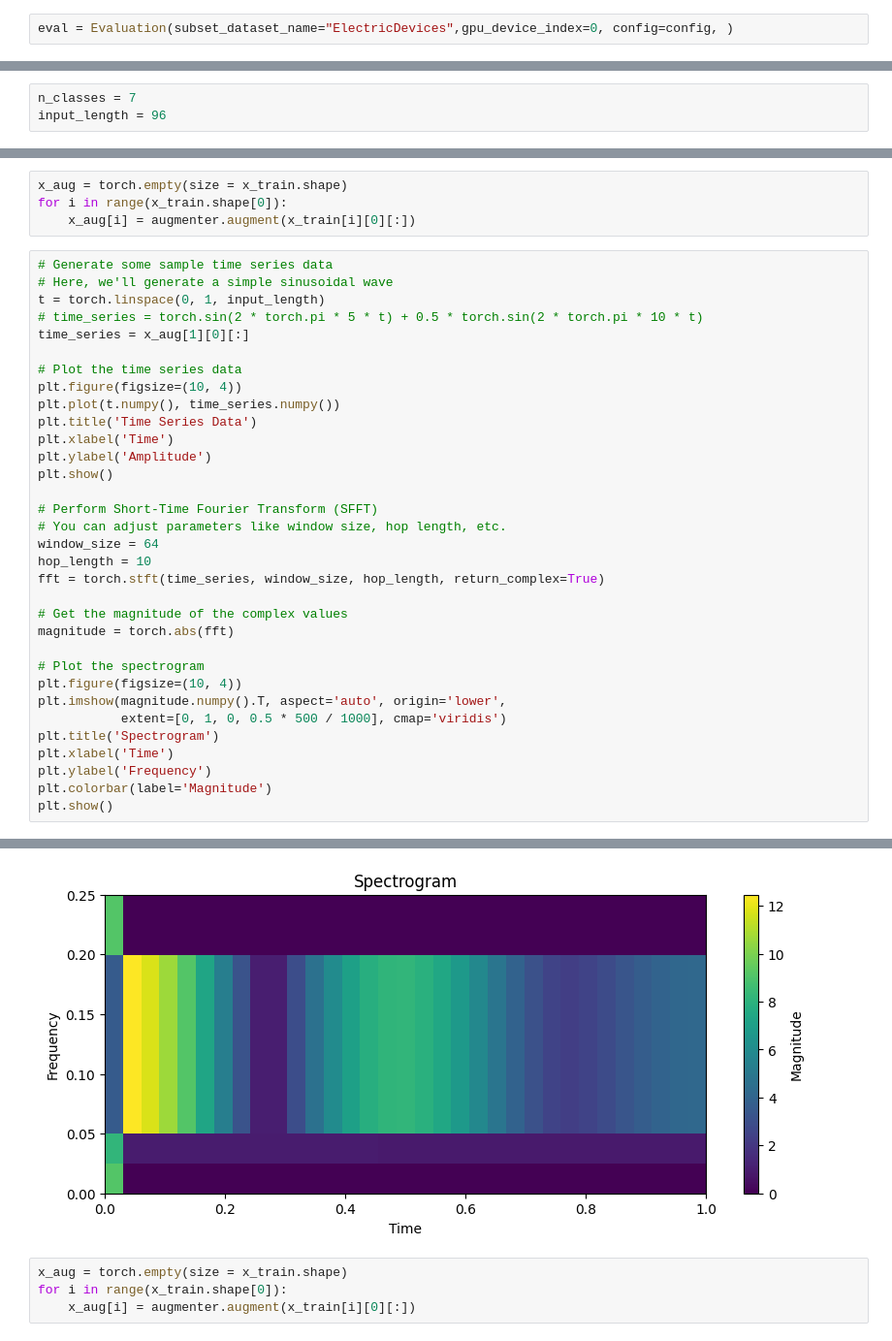
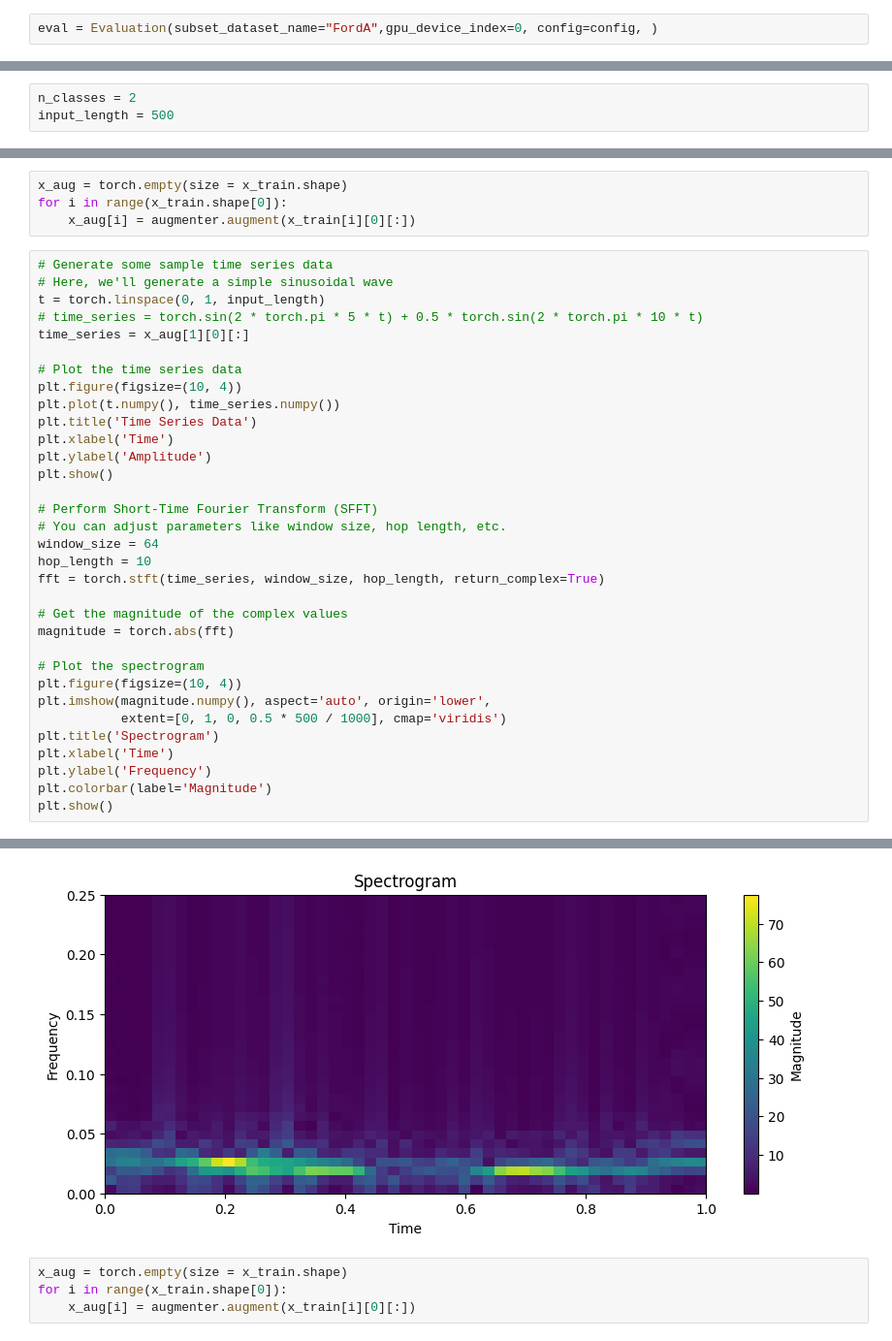
Before and after one commit to Bergschtein/Generative-SSL-VQVAE-modelling, a Jupyter notebook: lab_johan.ipynb, the cells around one changed output, grey strips where cells are left out. Shown at 97% size. Cells and saved outputs as stored; diff of their text form.

```diff
--- a/lab_johan.ipynb
+++ b/lab_johan.ipynb
@@ -253,5 +256,5 @@ config = load_yaml_param_settings(conf_dir)
 augmenter = Augmenter(**config['augmentations'])
 # timeaug = TimeAugmenter(*config)
 # %%
-eval = Evaluation(subset_dataset_name="ElectricDevices",gpu_device_index=0, config=config, )
+eval = Evaluation(subset_dataset_name="FordA",gpu_device_index=0, config=config, )
 # %% [output]
@@ -262,5 +265,5 @@ self.X_test.shape: (7711, 96)
 # %%
-n_classes = 7
-input_length = 96
+n_classes = 2
+input_length = 500
 # %%
 x_train = eval.getTrain()
@@ -338,7 +340,7 @@ magnitude = torch.abs(fft)
 
 # Plot the spectrogram
 plt.figure(figsize=(10, 4))
-plt.imshow(magnitude.numpy().T, aspect='auto', origin='lower',
+plt.imshow(magnitude.numpy(), aspect='auto', origin='lower',
            extent=[0, 1, 0, 0.5 * 500 / 1000], cmap='viridis')
 plt.title('Spectrogram')
 plt.xlabel('Time')
@@ -350,4 +352,4 @@ plt.show()
-[figure, old version]
+[figure, new version]
 # %%
 x_aug = torch.empty(size = x_train.shape)
 for i in range(x_train.shape[0]):
```
Also changed, not shown: parts of 6 cells of this notebook, 5 other files.
